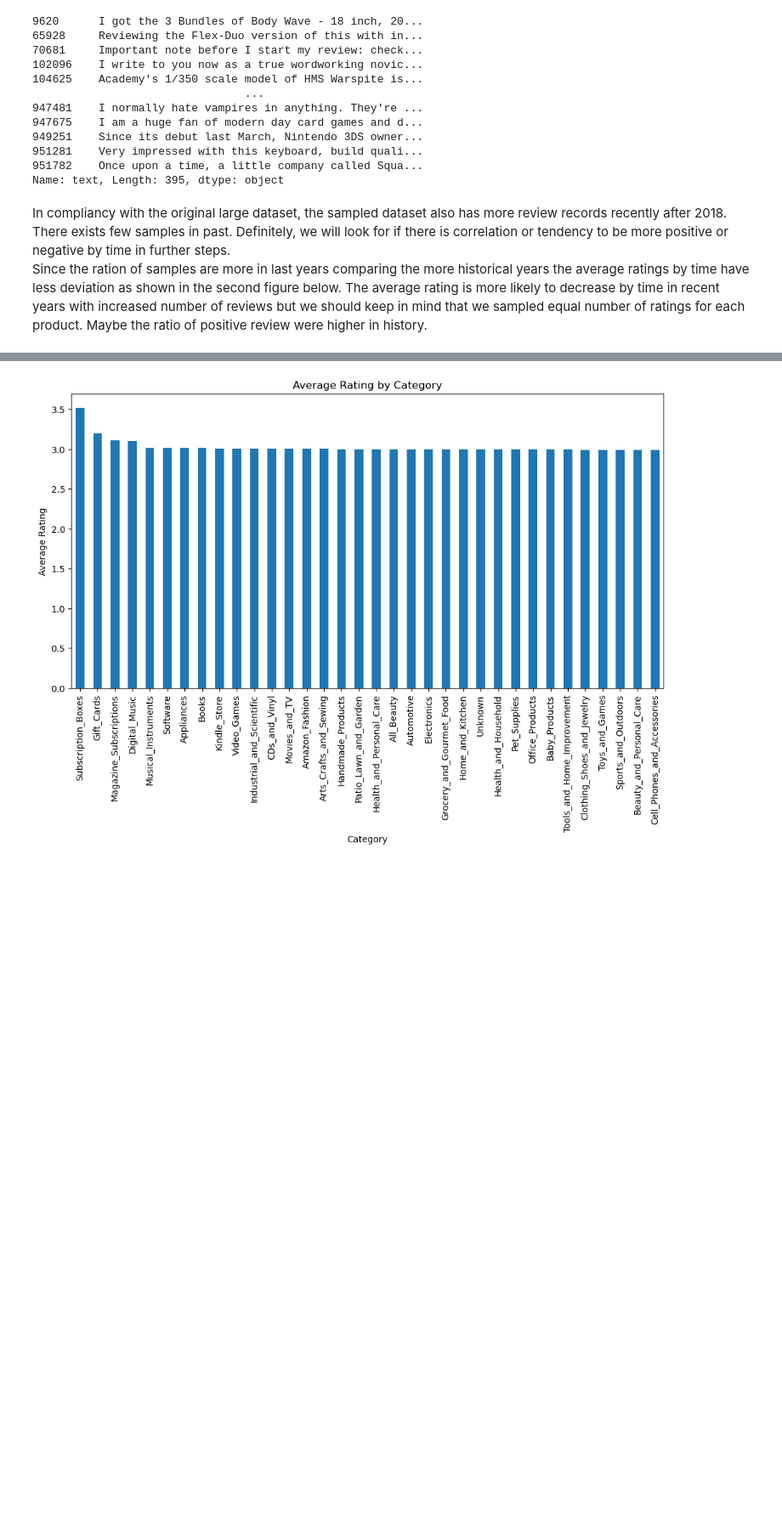
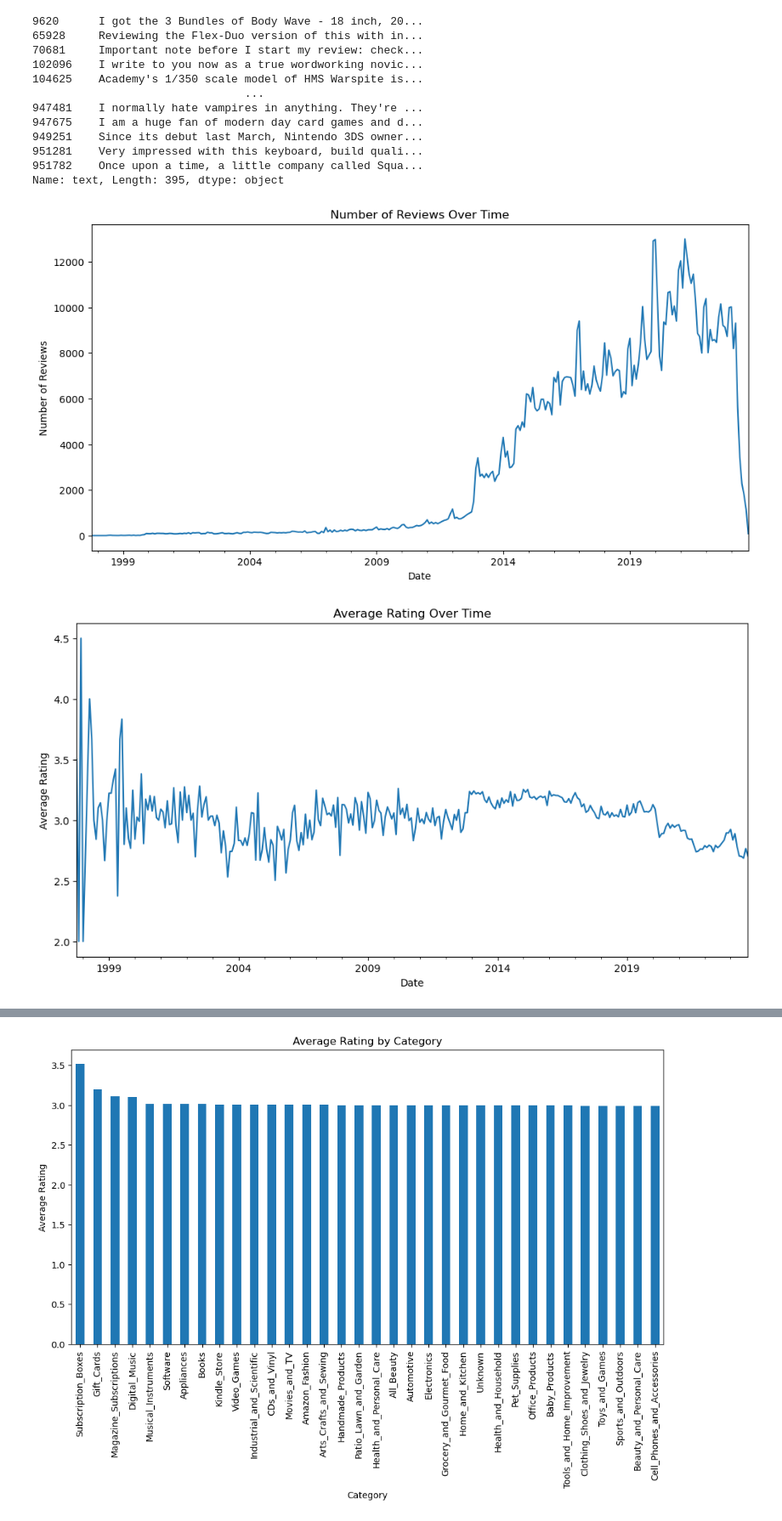
Before and after one commit to tuback/amazon-products-sentiment-analysis, a Jupyter notebook: src/notebooks/exploratory_data_analysis.ipynb, the cells around one changed output, grey strips where cells are left out. Shown at 85% size. Saved outputs shown, nothing was run; the diff lists cells and outputs as text; code cells hidden in the pictures; blank space fills up the shorter version.

```diff
--- a/src/notebooks/exploratory_data_analysis.ipynb
+++ b/src/notebooks/exploratory_data_analysis.ipynb
@@ -124,13 +99,30 @@ df_reviews_raw[df_reviews_raw['review_length'] > 5000]["text"]
 951281    Very impressed with this keyboard, build quali...
 951782    Once upon a time, a little company called Squa...
 Name: text, Length: 395, dtype: object
-# %% [markdown]
-In compliancy with the original large dataset, the sampled dataset also has more review records recently after 2018. <br>
-There exists few samples in past. Definitely, we will look for if there is correlation or tendency to be more positive or negative by time in further steps. <br>
-Since the ration of samples are more in last years comparing the more historical years the average ratings by time have less deviation as shown in the second figure below. The average rating is more likely to decrease by time in recent years with increased number of reviews but we should keep in mind that we sampled equal number of ratings for each product. Maybe the ratio of positive review were higher in history.
 # %%
+# 3. Time-based analysis
+
 df_reviews_raw['timestamp'] = pd.to_datetime(df_reviews_raw['timestamp'].astype('int64'), unit='ms')
 df_reviews_raw['date'] = df_reviews_raw['timestamp'].dt.date
 df_reviews_raw['date'] = pd.to_datetime(df_reviews_raw['date'])
 df_reviews_raw['review_year'] = df_reviews_raw['date'].dt.year
 df_reviews_raw['review_month'] = df_reviews_raw['date'].dt.to_period('M')
+
+reviews_over_time = df_reviews_raw.groupby('review_month').size()
+plt.figure(figsize=(12, 6))
+reviews_over_time.plot()
+plt.title('Number of Reviews Over Time')
+plt.xlabel('Date')
+plt.ylabel('Number of Reviews')
+plt.show()
+
+avg_rating_over_time = df_reviews_raw.groupby('review_month')['rating'].mean()
+plt.figure(figsize=(12, 6))
+avg_rating_over_time.plot()
+plt.title('Average Rating Over Time')
+plt.xlabel('Date')
+plt.ylabel('Average Rating')
+plt.show()
+# %% [output]
+[figure, added]
+[figure, added]
```
Also changed, not shown: parts of 23 cells of this notebook, 4 other files.
